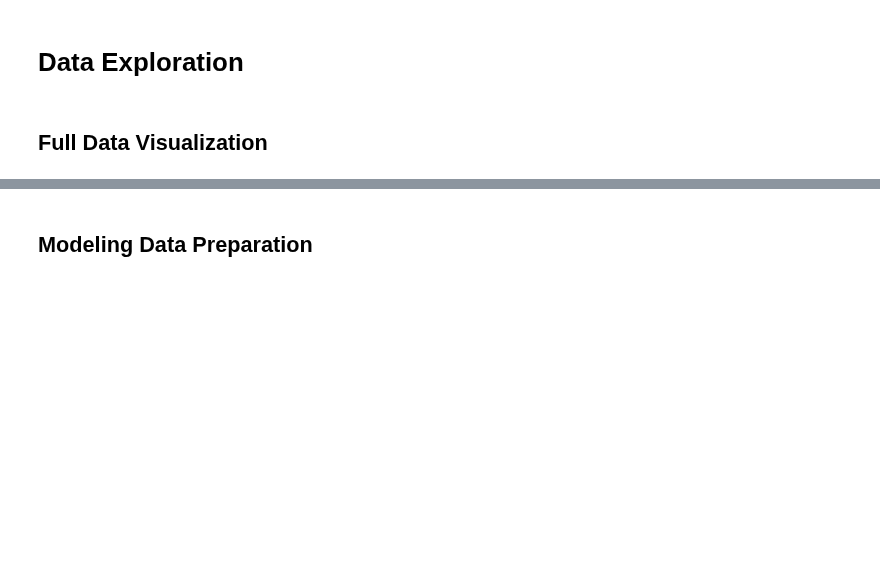
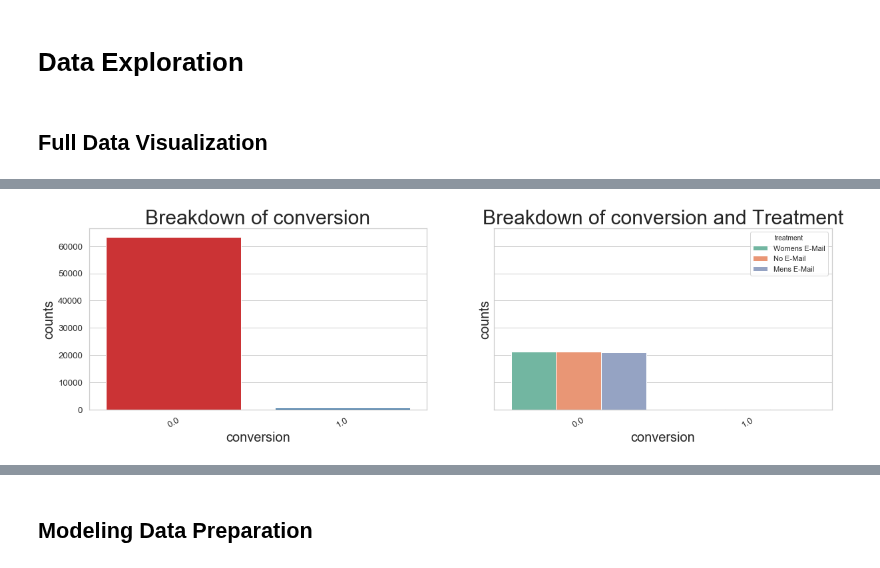
Before and after one commit to andrewtavis/causeinfer, a Jupyter notebook: examples/business_hilstrom.ipynb, the cells around one changed output, grey strips where cells are left out. Drawn from its saved outputs; the diff is of its cells as text; code cells hidden in the pictures; blank space fills up the shorter version.

```diff
--- a/examples/business_hilstrom.ipynb
+++ b/examples/business_hilstrom.ipynb
@@ -89,0 +107,12 @@ plot_unit_distributions(df=df_full, variable='variable', treatment = 'treatment'
+# %%
+fig, (ax1, ax2) = plt.subplots(nrows=1, ncols=2, sharey=True, figsize=(20,5))
+
+plot_unit_distributions(df=df_full, variable='conversion', treatment = None,
+                        plot_x_label='conversion', plot_y_label='counts', plot_title='Breakdown of conversion',
+                        bins=None, figsize=None, fontsize=20, axis=ax1),
+
+plot_unit_distributions(df=df_full, variable='conversion', treatment = 'treatment',
+                        plot_x_label='conversion', plot_y_label='counts', plot_title='Breakdown of conversion and Treatment',
+                        bins=None, figsize=None, fontsize=20, axis=ax2)
+# %% [output]
+[figure, added]
```
Also changed, not shown: parts of 43 cells of this notebook, 5 other files.
